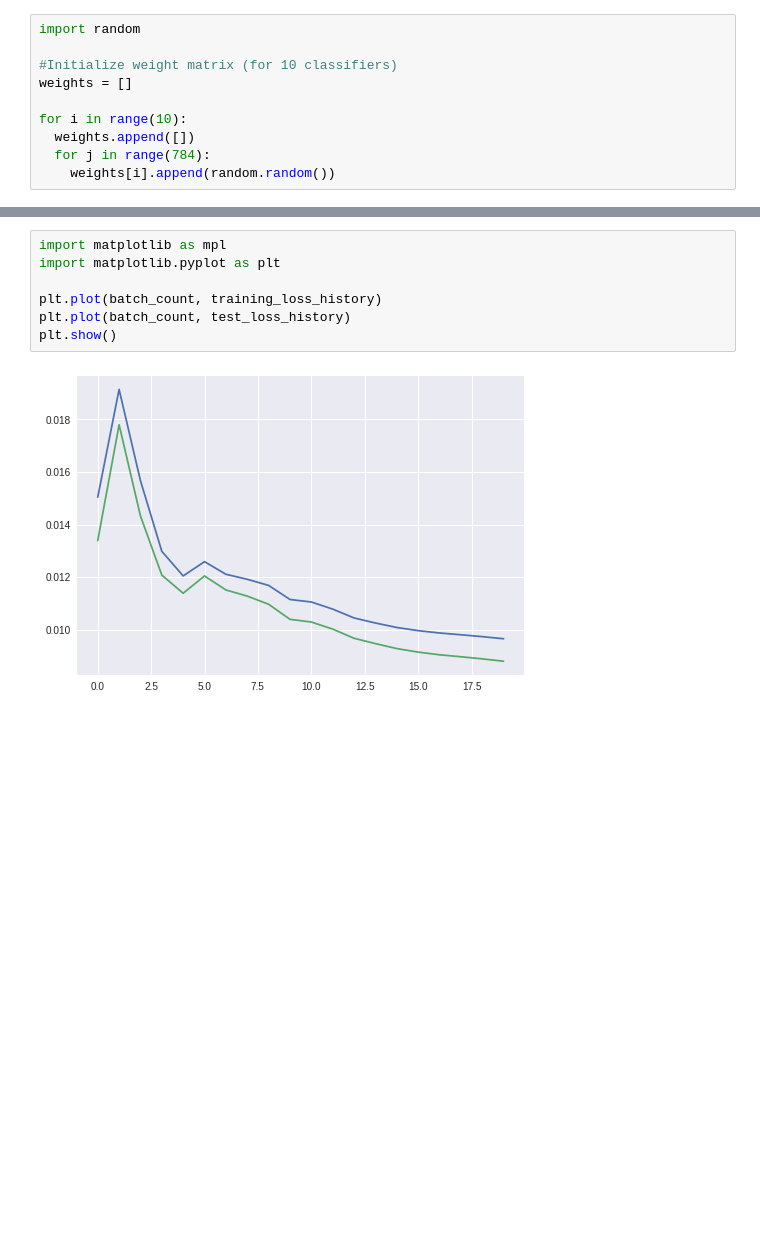
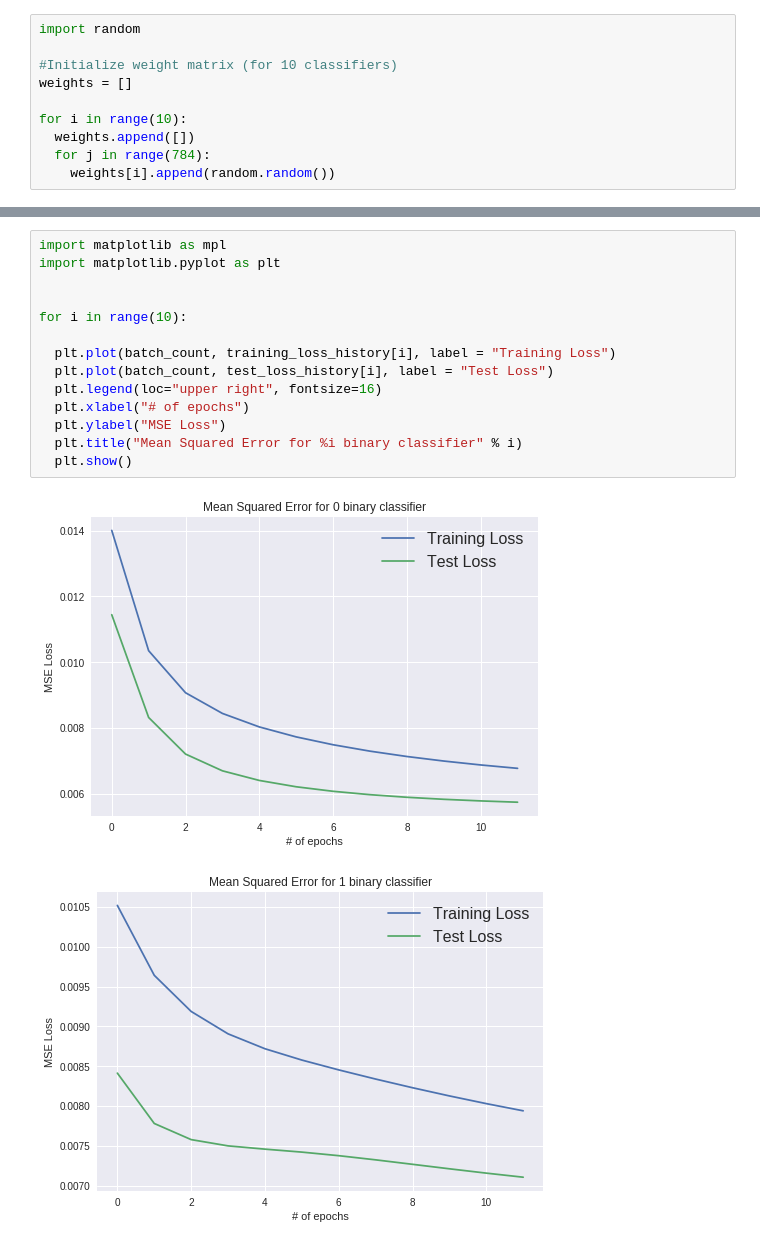
Before and after one commit to danielelbrecht/CAP5610-HW-1, a Jupyter notebook: CAP5610_HW1Problem1.ipynb, the cells around one changed output, grey strips where cells are left out. Saved outputs shown, nothing was run; the diff lists cells and outputs as text; blank space fills up the shorter version.

Commit message:
Added loop to train each individual classifier.  Added loop to plot loss for each individual classifier

```diff
--- a/CAP5610_HW1Problem1.ipynb
+++ b/CAP5610_HW1Problem1.ipynb
@@ -142,9 +147,17 @@ Epoch 19 Training loss: 0.0063421619654190405 Test Loss 0.005668794890168424
 # %%
 import matplotlib as mpl
 import matplotlib.pyplot as plt
 
-plt.plot(batch_count, training_loss_history)
-plt.plot(batch_count, test_loss_history)
-plt.show()
+
+for i in range(10):
+
+  plt.plot(batch_count, training_loss_history[i], label = "Training Loss")
+  plt.plot(batch_count, test_loss_history[i], label = "Test Loss")
+  plt.legend(loc="upper right", fontsize=16)
+  plt.xlabel("# of epochs")
+  plt.ylabel("MSE Loss")
+  plt.title("Mean Squared Error for %i binary classifier" % i)
+  plt.show()
 # %% [output]
-[figure, old version]
+[figure, new version]
+[figure, added]
```
Also changed, not shown: parts of 2 cells of this notebook.
